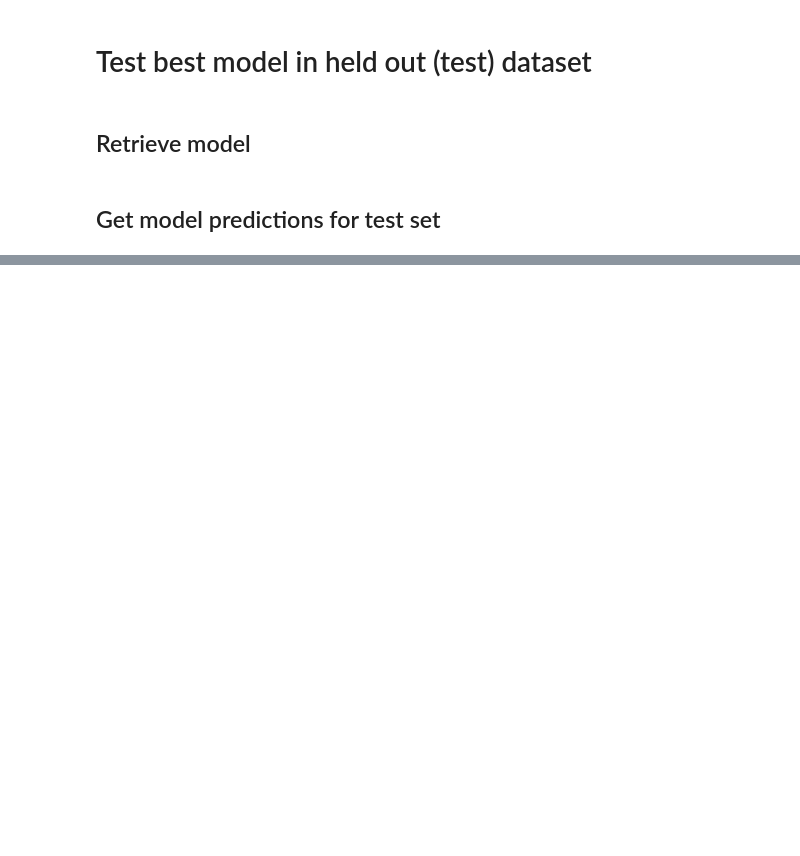
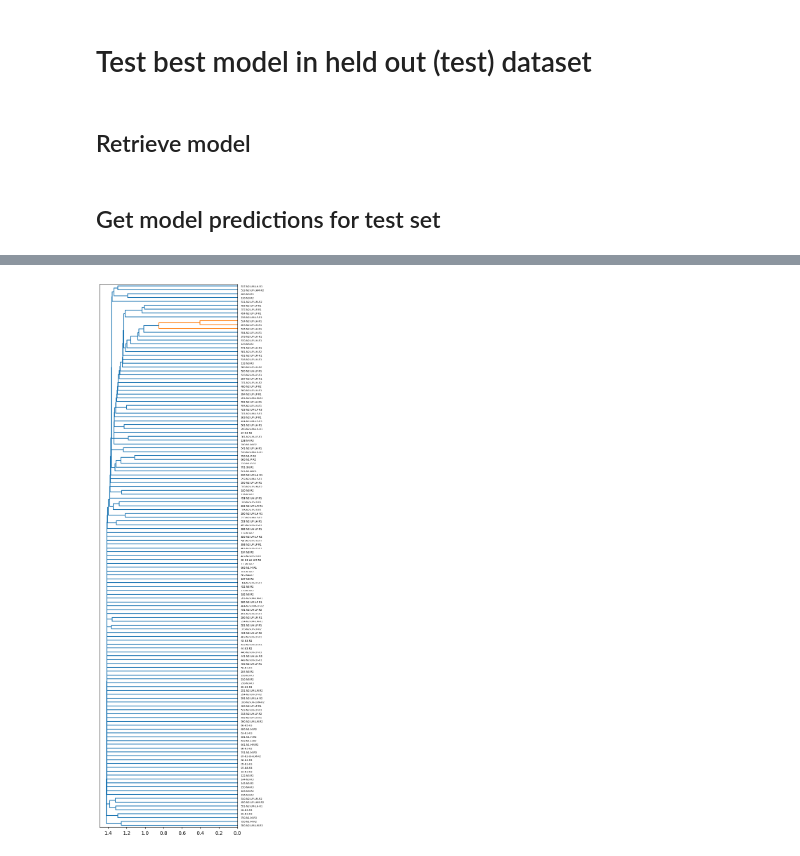
Before and after one commit to nilomr/wytham-songtype-validation, a Jupyter notebook: notebooks/4_train-model.ipynb, the cells around one changed output, grey strips where cells are left out. Saved outputs shown, nothing was run; the diff lists cells and outputs as text; code cells hidden in the pictures; blank space fills up the shorter version.

```diff
--- a/notebooks/4_train-model.ipynb
+++ b/notebooks/4_train-model.ipynb
@@ -541,7 +565,7 @@ dm.setup()
 # see [2] for more details.
 
 # IMPORTANT: Load existing model? [None/model ID]
-use_existing = "GRET-72"
+use_existing = "GRET-137"
 
 
 def _init_neptune():
@@ -605,4 +631,4 @@ HPU available: False, using: 0 HPUs
 
 Skip this if you have already trained a model
 # %%
-trainer.fit(model, dm)
+# trainer.fit(model, dm)
@@ -775,0 +780,41 @@ https://docs.neptune.ai/usage/best_practices/#configuring-your-credentials
+# %%
+
+from scipy.cluster.hierarchy import linkage
+
+# Get the linkage matrix
+Z = linkage(conf_mat, "ward")
+
+# Plot the dendrogram on top of the reordered heatmap for the confusion matrix
+# using seaborn.clustermap, adding labels from df_cm:
+
+g = sns.clustermap(
+    df_cm,
+    row_linkage=Z,
+    col_linkage=Z,
+    row_cluster=True,
+    col_cluster=True,
+    cmap="magma",
+    annot=True,
+    fmt=".1g",
+    annot_kws={"fontsize": 2},
+    yticklabels=True
+)
+
+g.cax.set_visible(False)
+g.ax_heatmap.set_xticklabels(g.ax_heatmap.get_xmajorticklabels(), fontsize = 3)
+g.ax_heatmap.set_yticklabels(g.ax_heatmap.get_ymajorticklabels(), fontsize = 3)
+g.savefig(figures_path/"clustered_confusion_matrix.png", dpi=300)
+# %%
+from scipy.cluster.hierarchy import dendrogram, fcluster
+
+# Get the clusters
+clusters = fcluster(Z, .2, criterion="distance")
+
+# Plot the dendrogram coloured by cluster
+plt.figure(figsize=(5, 16))  # set the figsize to a vertical shape
+dendrogram(Z, labels=labels_to_keep, color_threshold=1, orientation='left')  # set the orientation to 'left'
+plt.tight_layout()
+plt.savefig(figures_path/"classes_tree.png", dpi=300)
+plt.show()
+# %% [output]
+[figure, added]
```
Also changed, not shown: parts of 26 cells of this notebook, 8 other files.
